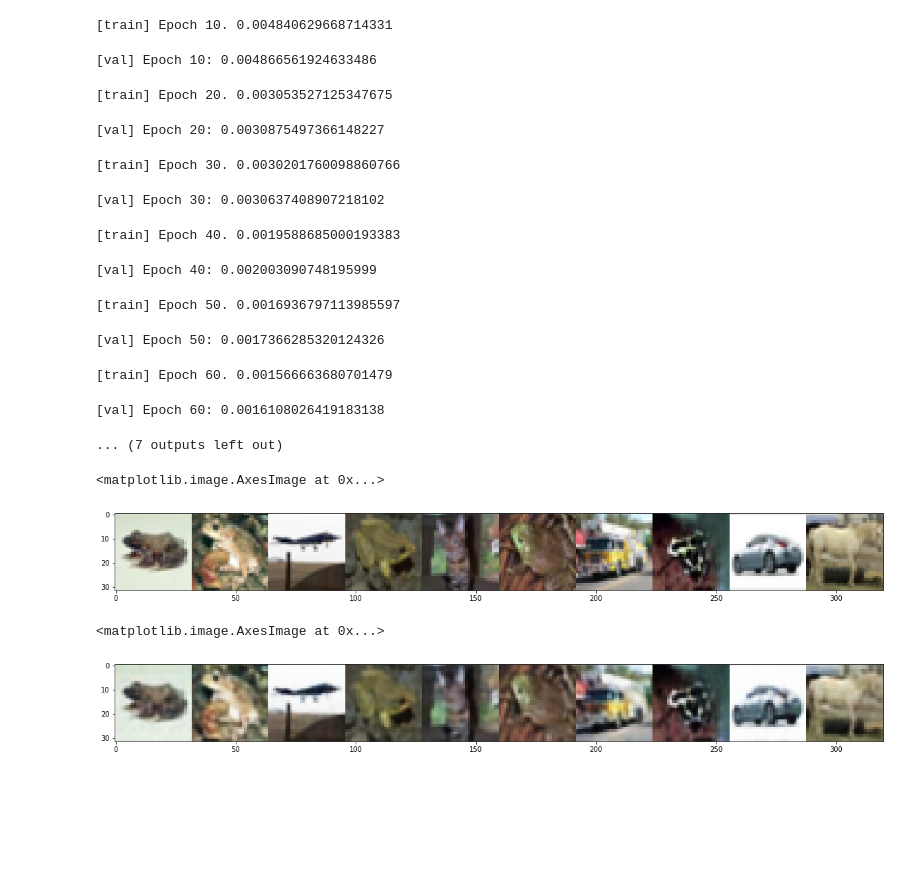
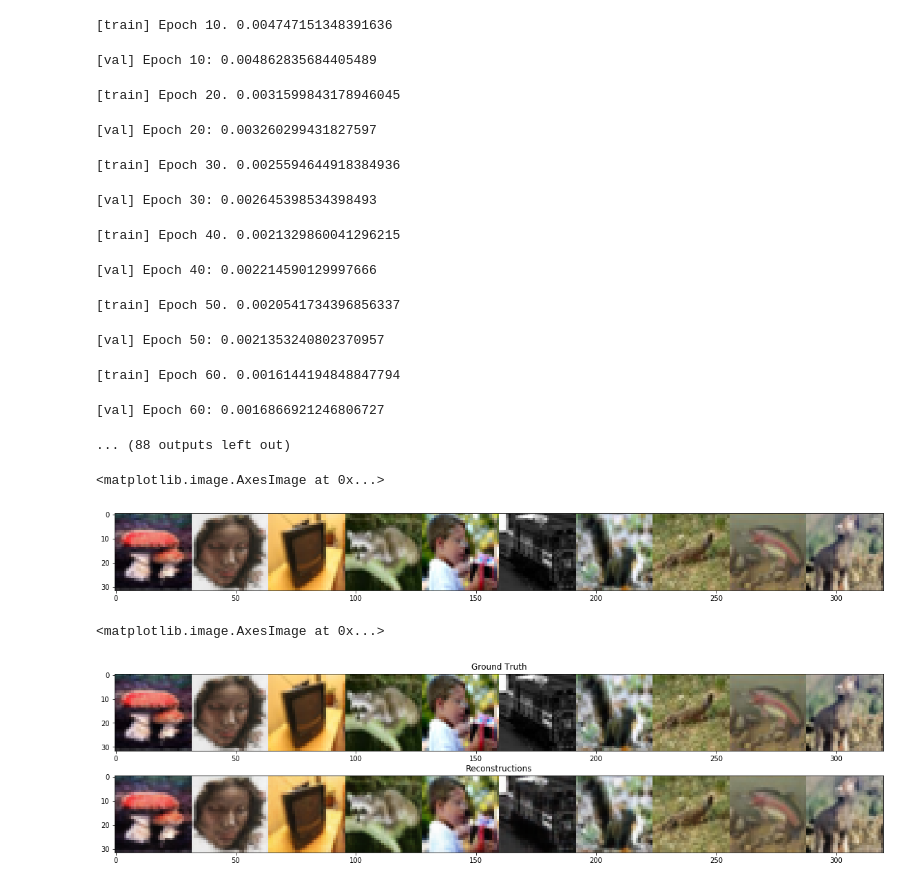
Before and after one commit to universome/class-norm, a Jupyter notebook: notebooks/zoo.ipynb, the cells around one changed output. Saved outputs shown, nothing was run; the diff lists cells and outputs as text; code cells hidden in the pictures; blank space fills up the shorter version.

```diff
--- a/notebooks/zoo.ipynb
+++ b/notebooks/zoo.ipynb
@@ -4,4 +4,4 @@ import torch
 from torchsummary import summary
 from src.models.autoencoder import AutoEncoder
 
-DEVICE = 'cuda:3'
+DEVICE = 'cuda'
@@ -20,3 +8,9 @@ ds_test = CIFAR10('../data/cifar10', train=False, transform=T.Compose([
+# %%
+from torchvision.datasets import CIFAR10, CIFAR100
+from torchvision.transforms import ToTensor
+
+ds_train = CIFAR100('../data/CIFAR100', train=True, transform=ToTensor())
+ds_test = CIFAR100('../data/CIFAR100', train=False, transform=ToTensor())
 # %%
 from torch.utils.data import DataLoader
 from torch.utils.data import Subset
@@ -133,7 +98,7 @@ import numpy as np
 
 ae = AutoEncoder(None).to(DEVICE)
 optim = torch.optim.Adam(ae.parameters())
-max_num_epochs = 100
+max_num_epochs = 1000
 
 
 def validate_ae(model, dataloader):
@@ -167,19 +132,19 @@ for epoch in range(1, max_num_epochs + 1):
         print(f'[train] Epoch {epoch}. {validate_ae(ae, dl_train)}')
         print(f'[val] Epoch {epoch}: {validate_ae(ae, dl_test)}')
 # %% [output]
-[train] Epoch 10. 0.004840629668714331
+[train] Epoch 10. 0.004747151348391636
-[val] Epoch 10: 0.004866561924633486
+[val] Epoch 10: 0.004862835684405489
-[train] Epoch 20. 0.003053527125347675
+[train] Epoch 20. 0.0031599843178946045
-[val] Epoch 20: 0.0030875497366148227
+[val] Epoch 20: 0.003260299431827597
-[train] Epoch 30. 0.0030201760098860766
+[train] Epoch 30. 0.0025594644918384936
-[val] Epoch 30: 0.0030637408907218102
+[val] Epoch 30: 0.002645398534398493
-[train] Epoch 40. 0.0019588685000193383
+[train] Epoch 40. 0.0021329860041296215
-[val] Epoch 40: 0.002003090748195999
+[val] Epoch 40: 0.002214590129997666
-[train] Epoch 50. 0.0016936797113985597
+[train] Epoch 50. 0.0020541734396856337
-[val] Epoch 50: 0.0017366285320124326
+[val] Epoch 50: 0.0021353240802370957
-[train] Epoch 60. 0.001566663680701479
+[train] Epoch 60. 0.0016144194848847794
-[val] Epoch 60: 0.0016108026419183138
+[val] Epoch 60: 0.0016866921246806727
-... (7 outputs left out)
+... (88 outputs left out)
 # %%
 import random
 import matplotlib.pyplot as plt
@@ -192,19 +157,21 @@ with torch.no_grad():
 
     imgs = [img.permute(1, 2, 0).numpy() for img in imgs]
     recs = [rec.permute(1, 2, 0).numpy() for rec in recs]
-
-
-plt.figure(figsize=(20, 5))
-plt.imshow(np.stack(imgs, axis=1).reshape(32, -1, 3), interpolation='nearest')
 # %% [output]
 <matplotlib.image.AxesImage at 0x...>
-[figure, old version]
+[figure, new version]
 # %%
 plt.figure(figsize=(20, 5))
+plt.subplot(211)
+plt.title('[val] Ground Truth')
+plt.imshow(np.stack(imgs, axis=1).reshape(32, -1, 3), interpolation='nearest')
+
+plt.subplot(212)
+plt.title('[val] Reconstructions')
 plt.imshow(np.stack(recs, axis=1).reshape(32, -1, 3), interpolation='nearest')
 # %% [output]
 <matplotlib.image.AxesImage at 0x...>
-[figure, old version]
+[figure, new version]
 # %%
 def extract_features(ae, dataloader):
     ae.eval()
```
Also changed, not shown: parts of 6 cells of this notebook, 10 other files.
